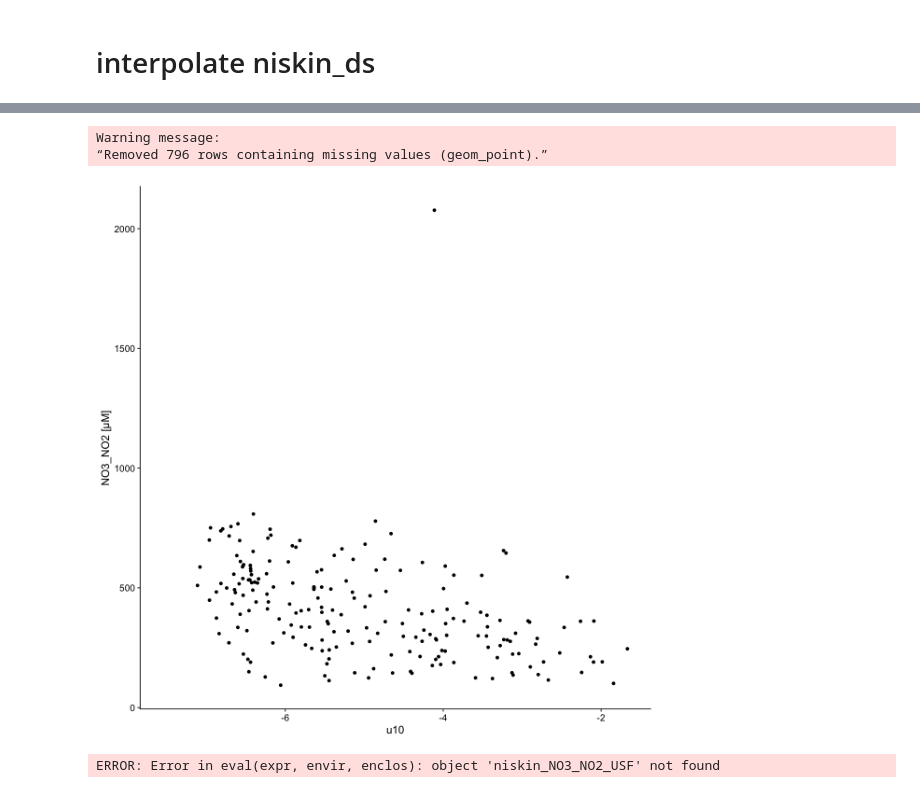
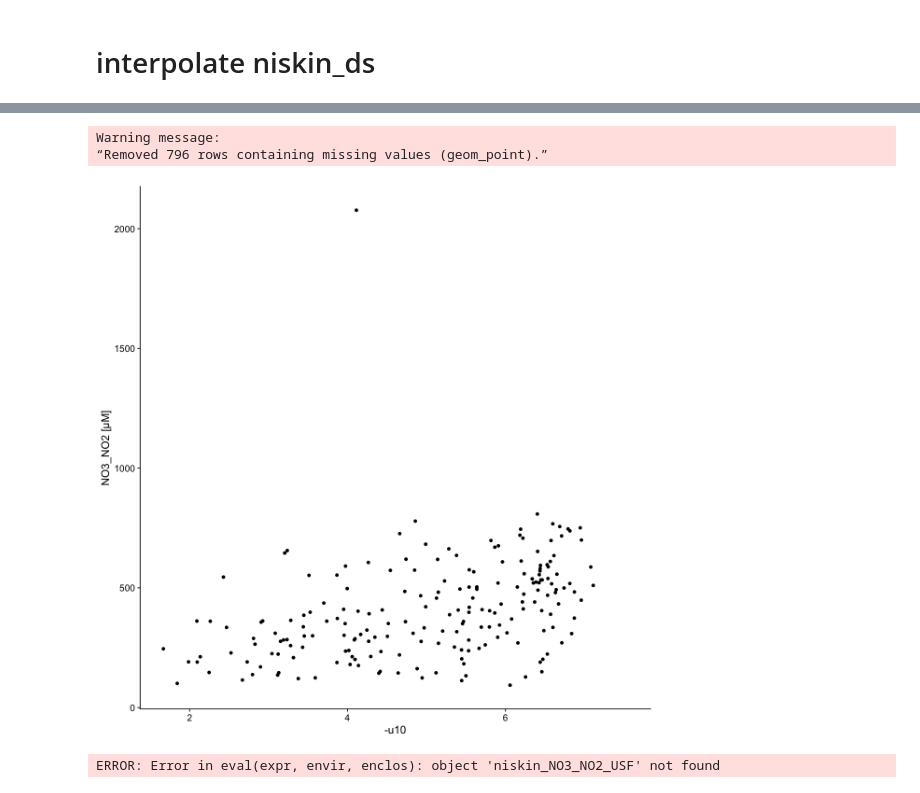
Before and after one commit to ben1post/BennyPhD, a Jupyter notebook: CaRiaco/SCRIPPS/CARIACO_data/PrelimDataExploration/Climate2Nisking_merge_PLOT.ipynb, the cells around one changed output, grey strips where cells are left out. Cells and saved outputs as stored; diff of their text form; code cells hidden in the pictures.

```diff
--- a/CaRiaco/SCRIPPS/CARIACO_data/PrelimDataExploration/Climate2Nisking_merge_PLOT.ipynb
+++ b/CaRiaco/SCRIPPS/CARIACO_data/PrelimDataExploration/Climate2Nisking_merge_PLOT.ipynb
@@ -279,12 +266,12 @@ Warning message:
 # %%
 niskin_wind_NO3_NO2_USF = interpolatedmerge('NO3_NO2_USF', 'u10')
 
-ggplot(data=niskin_wind_NO3_NO2_USF) + geom_point(aes(y=value_sum ,x=u10)) +
+ggplot(data=niskin_wind_NO3_NO2_USF) + geom_point(aes(y=value_sum ,x=-u10)) +
 theme_cowplot() + ylab('NO3_NO2 [µM]')
 # %% [output]
 Warning message:
 “Removed 796 rows containing missing values (geom_point).”
-[figure, old version]
+[figure, new version]
 # %%
 niskin_NO3_NO2_USF
 # %% [output]
```
Also changed, not shown: parts of 27 cells of this notebook, 14 other files.
